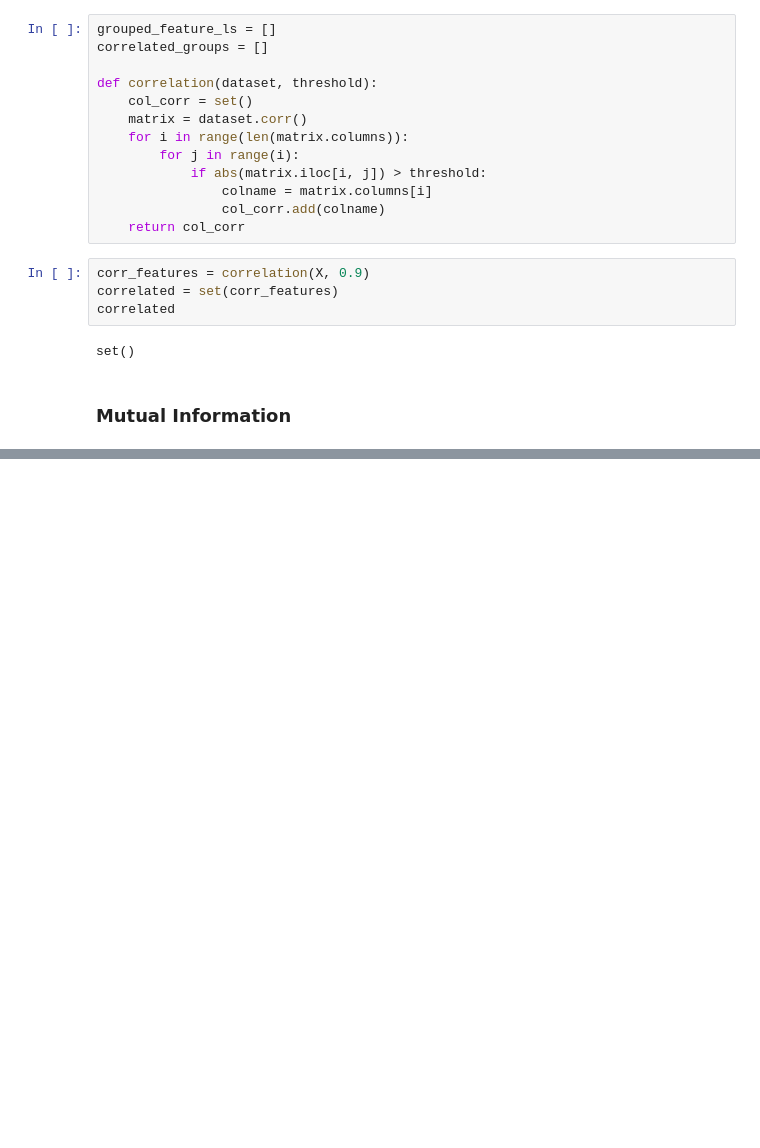
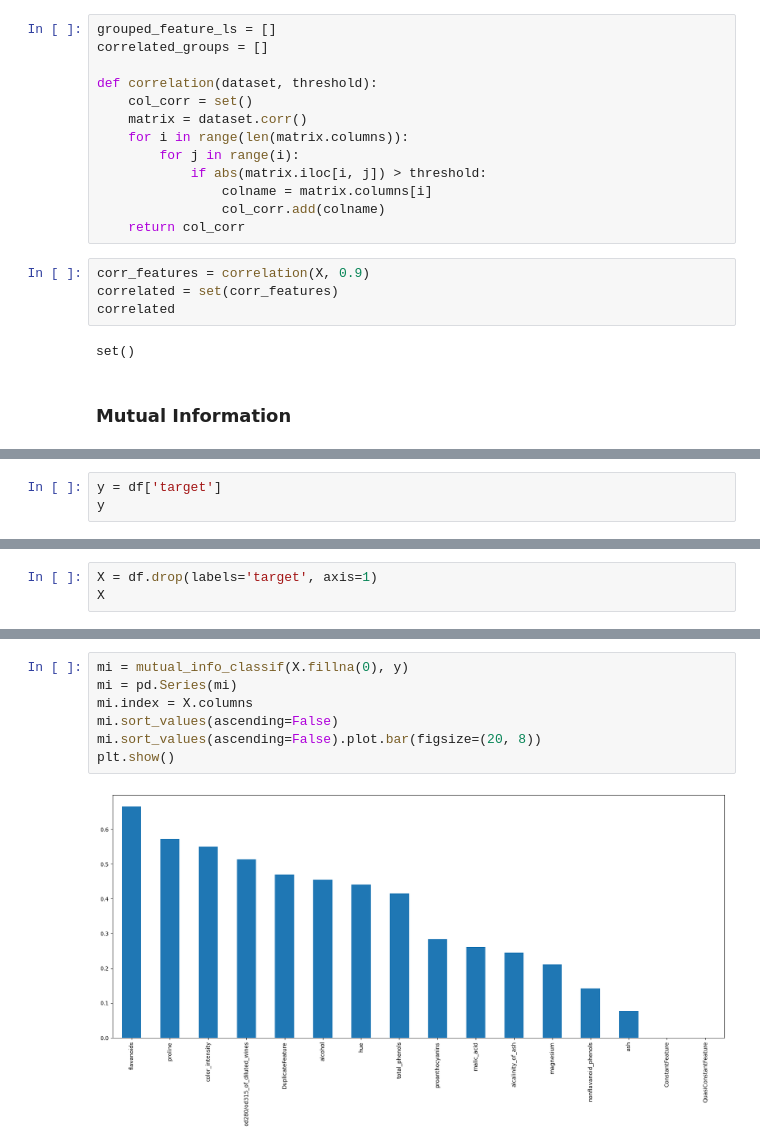
Before and after one commit to mohammedfaizan3103/ML-pracitice, a Jupyter notebook: ml-lab.ipynb, the cells around one changed output, grey strips where cells are left out. Saved outputs shown, nothing was run; the diff lists cells and outputs as text; blank space fills up the shorter version.

```diff
--- a/ml-lab.ipynb
+++ b/ml-lab.ipynb
@@ -218,0 +366,3 @@ X_selected
+# %%
+y = df['target']
+y
@@ -218,0 +382,3 @@ X_selected
+# %%
+X = df.drop(labels='target', axis=1)
+X
@@ -218,0 +399,9 @@ X_selected
+# %%
+mi = mutual_info_classif(X.fillna(0), y)
+mi = pd.Series(mi)
+mi.index = X.columns
+mi.sort_values(ascending=False)
+mi.sort_values(ascending=False).plot.bar(figsize=(20, 8))
+plt.show()
+# %% [output]
+[figure, added]
```
Also changed, not shown: parts of 19 cells of this notebook.
